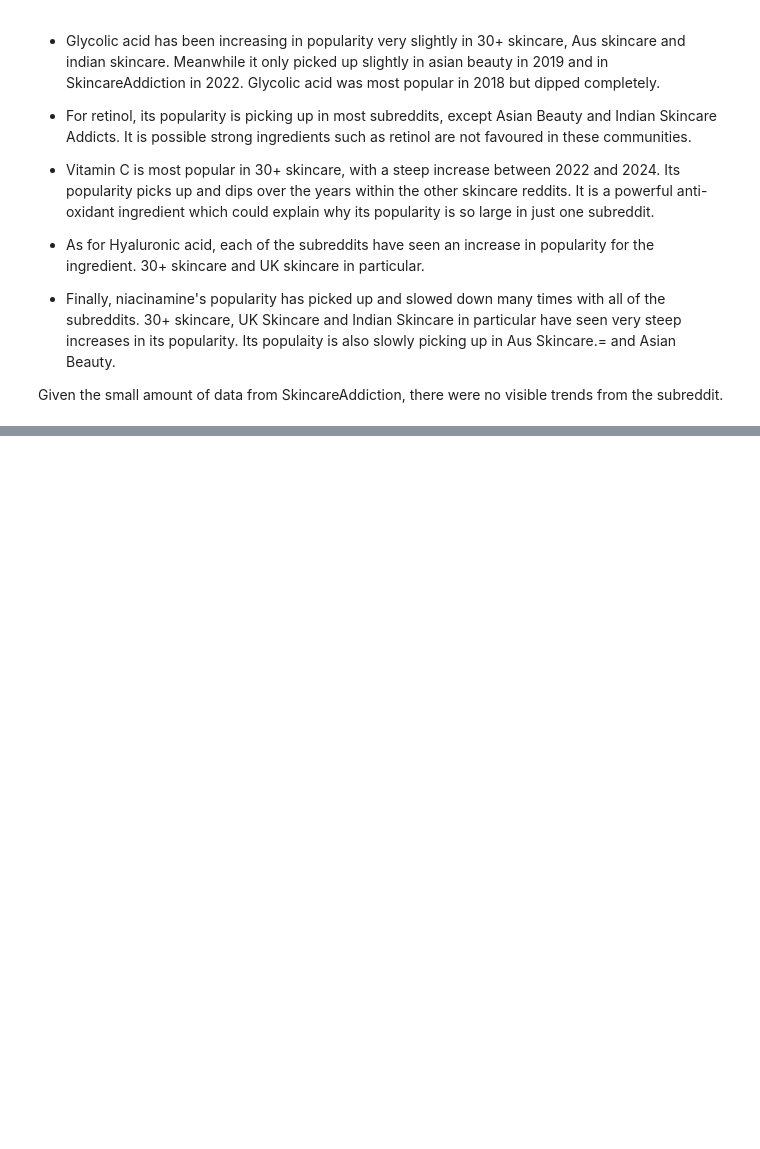
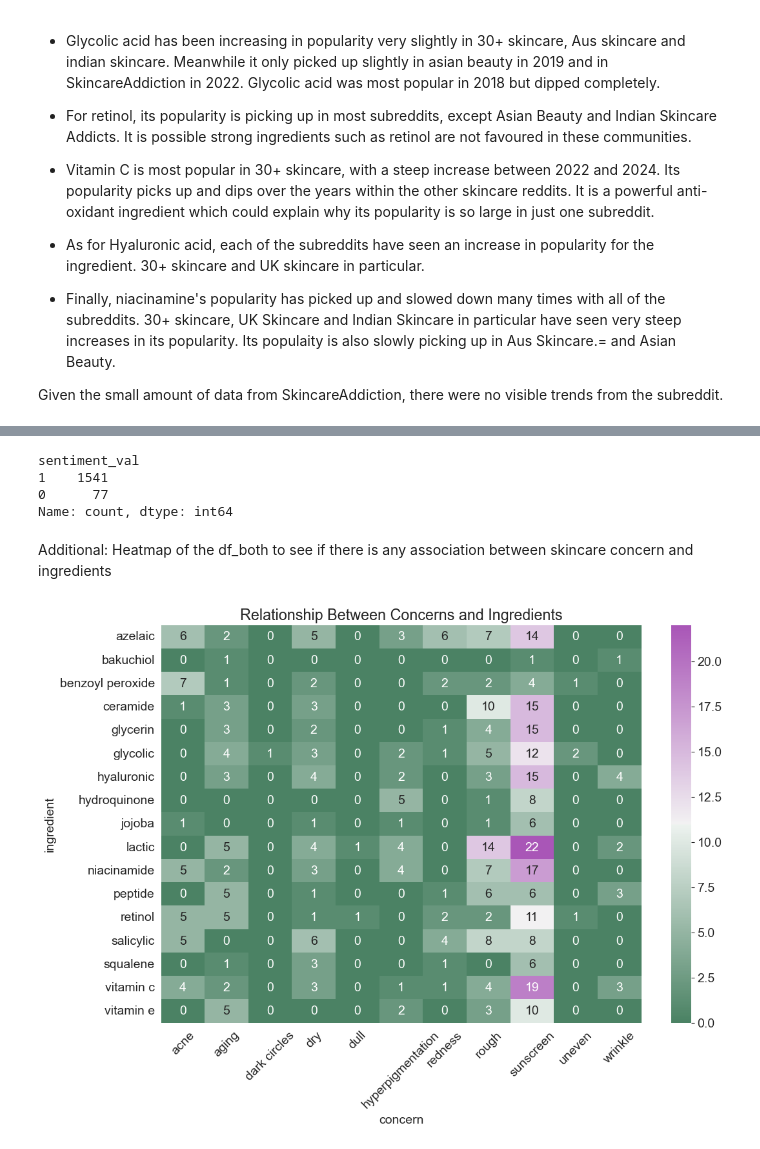
Before and after one commit to nandikaL/OX24006_EMAT0048-Part-2, a Jupyter notebook: OX24006_EMATM0048_Part2.ipynb, the cells around one changed output, grey strips where cells are left out. Drawn from its saved outputs; the diff is of its cells as text; code cells hidden in the pictures; blank space fills up the shorter version.

Commit message:
Tried to do a sentiment analysis?

```diff
--- a/OX24006_EMATM0048_Part2.ipynb
+++ b/OX24006_EMATM0048_Part2.ipynb
@@ -821,0 +908,19 @@ Given the small amount of data from SkincareAddiction, there were no visible tre
+# %%
+wdf['sentiment_val'].value_counts()
+# %% [output]
+sentiment_val
+1    1541
+0      77
+Name: count, dtype: int64
+# %% [markdown]
+Additional: Heatmap of the df_both to see if there is any association between skincare concern and ingredients
+# %%
+ing_con = pd.crosstab(df_both['ingredient'],df['concern'])
+plt.figure(figsize=(12, 8))
+pretty = sns.diverging_palette(145, 300, s=60, as_cmap=True)
+sns.heatmap(ing_con, annot=True, fmt='d', cmap=pretty)
+plt.xticks(rotation=45)
+plt.title('Relationship Between Concerns and Ingredients')
+plt.show()
+# %% [output]
+[figure, added]
```
Also changed, not shown: parts of 8 cells of this notebook.
